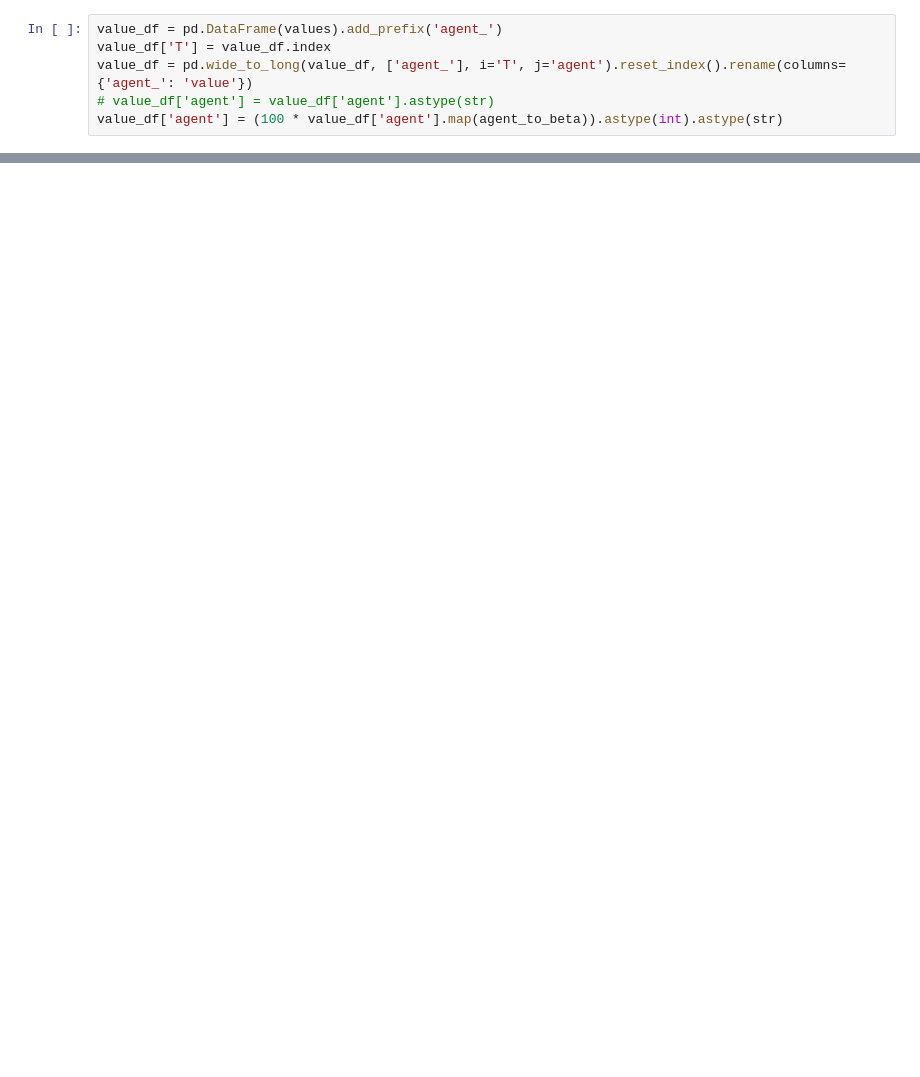
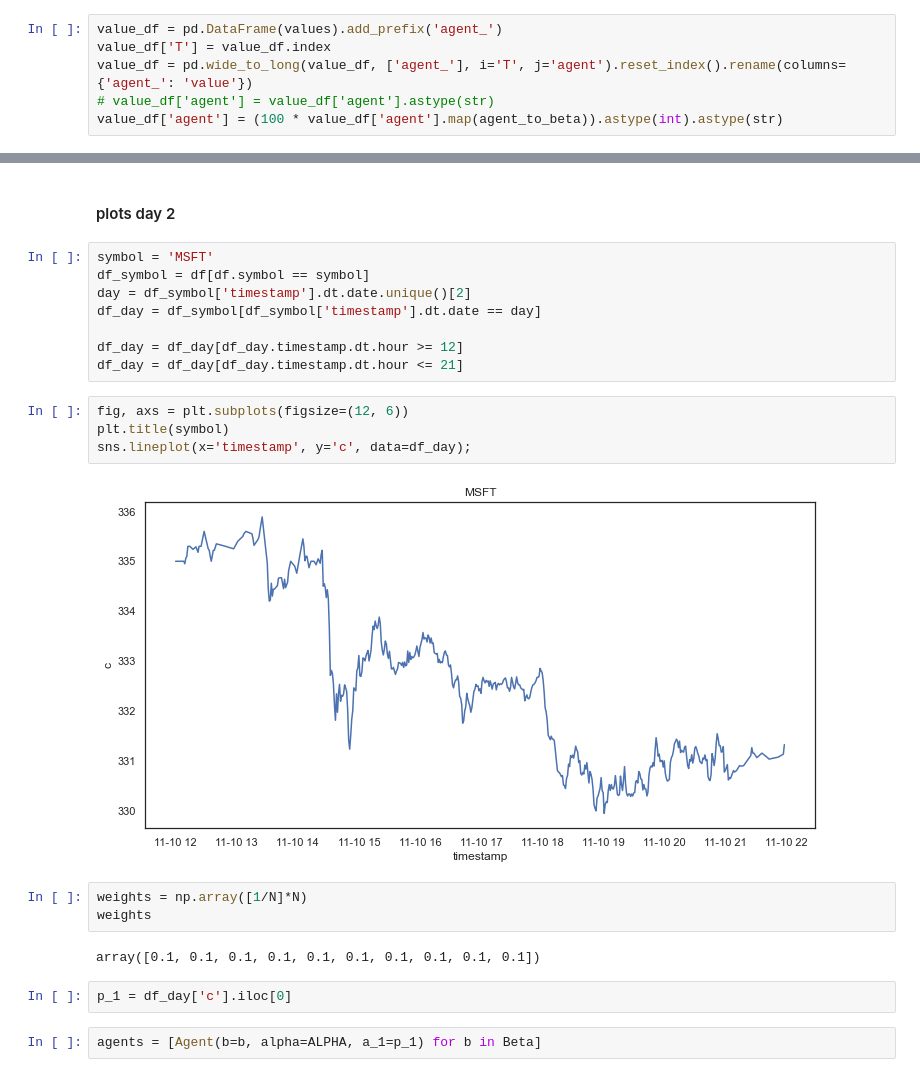
Before and after one commit to thxi/hse_nis, a Jupyter notebook: example.ipynb, the cells around one changed output, grey strips where cells are left out. Drawn from its saved outputs; the diff is of its cells as text; blank space fills up the shorter version.

```diff
--- a/example.ipynb
+++ b/example.ipynb
@@ -261,0 +239,25 @@ plt.ylabel('Total value');
+# %% [markdown]
+#### plots day 2
+# %%
+symbol = 'MSFT'
+df_symbol = df[df.symbol == symbol]
+day = df_symbol['timestamp'].dt.date.unique()[2]
+df_day = df_symbol[df_symbol['timestamp'].dt.date == day]
+
+df_day = df_day[df_day.timestamp.dt.hour >= 12]
+df_day = df_day[df_day.timestamp.dt.hour <= 21]
+# %%
+fig, axs = plt.subplots(figsize=(12, 6))
+plt.title(symbol)
+sns.lineplot(x='timestamp', y='c', data=df_day);
+# %% [output]
+[figure, added]
+# %%
+weights = np.array([1/N]*N)
+weights
+# %% [output]
+array([0.1, 0.1, 0.1, 0.1, 0.1, 0.1, 0.1, 0.1, 0.1, 0.1])
+# %%
+p_1 = df_day['c'].iloc[0]
+# %%
+agents = [Agent(b=b, alpha=ALPHA, a_1=p_1) for b in Beta]
```
Also changed, not shown: parts of 51 cells of this notebook, 1 other file.
